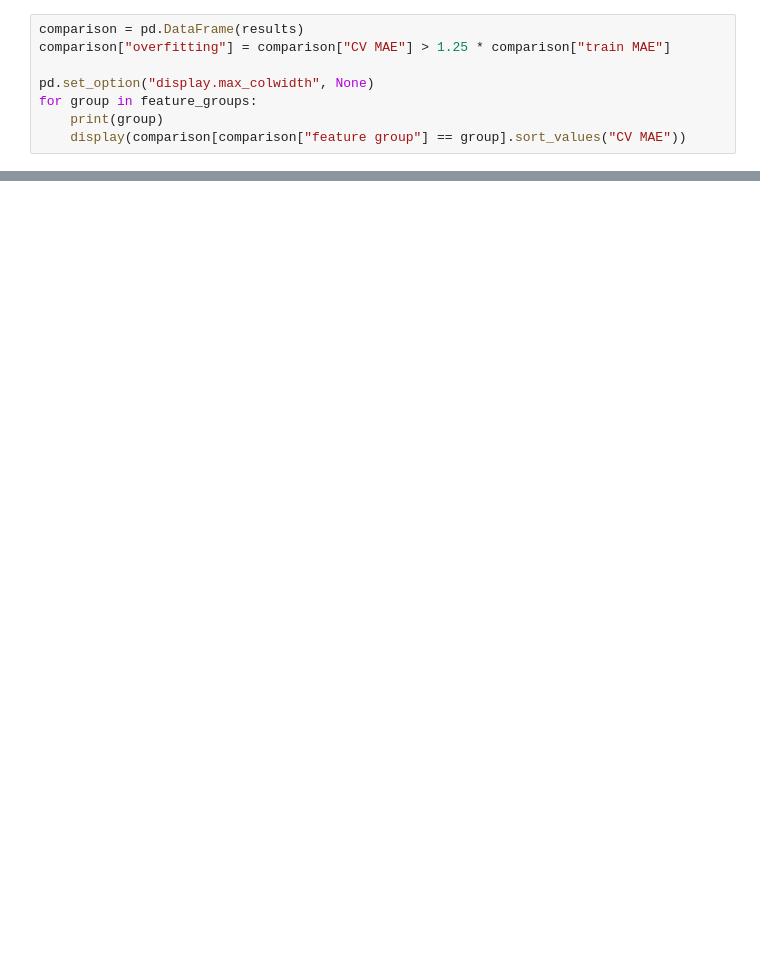
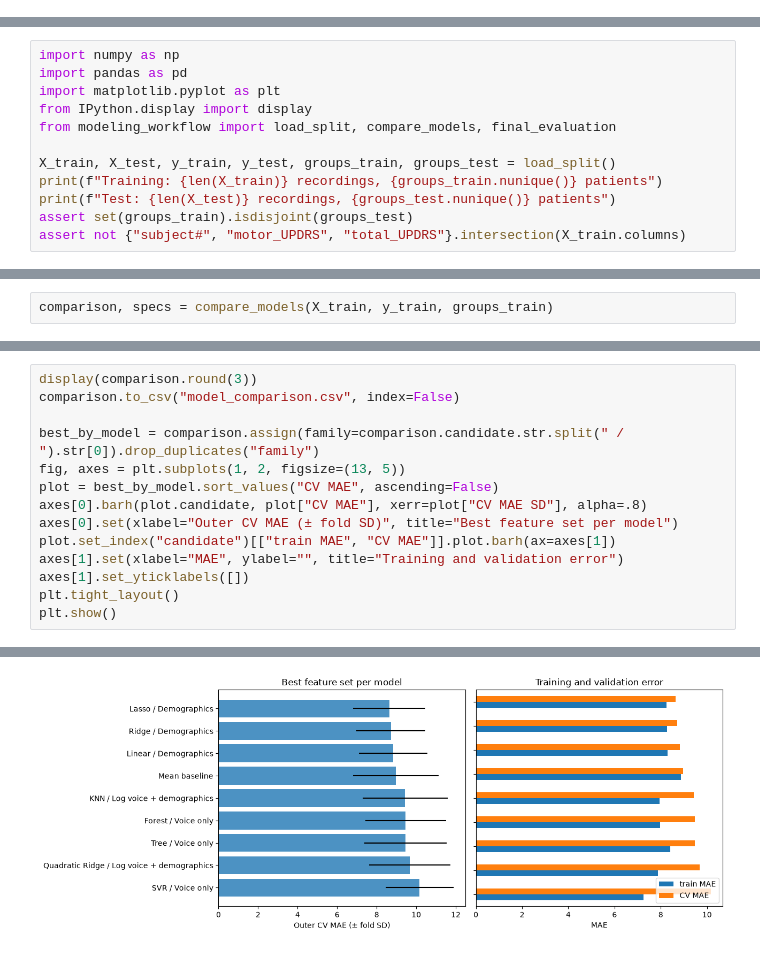
Before and after one commit to Lukedhenderson/parkinsons, a Jupyter notebook: modeling.ipynb, the cells around one changed output, grey strips where cells are left out. Drawn from its saved outputs; the diff is of its cells as text; blank space fills up the shorter version.

Commit message:
Fixed validation leakage and clean up modeling comparisons

```diff
--- a/modeling.ipynb
+++ b/modeling.ipynb
@@ -586,8 +0,0 @@ Results for every model and feature group on the shared folds. MAE is the main m
-# %%
-comparison = pd.DataFrame(results)
-comparison["overfitting"] = comparison["CV MAE"] > 1.25 * comparison["train MAE"]
-
-pd.set_option("display.max_colwidth", None)
-for group in feature_groups:
-    print(group)
-    display(comparison[comparison["feature group"] == group].sort_values("CV MAE"))
@@ -681,0 +10,12 @@ for group in feature_groups:
+# %%
+import numpy as np
+import pandas as pd
+import matplotlib.pyplot as plt
+from IPython.display import display
+from modeling_workflow import load_split, compare_models, final_evaluation
+
+X_train, X_test, y_train, y_test, groups_train, groups_test = load_split()
+print(f"Training: {len(X_train)} recordings, {groups_train.nunique()} patients")
+print(f"Test: {len(X_test)} recordings, {groups_test.nunique()} patients")
+assert set(groups_train).isdisjoint(groups_test)
+assert not {"subject#", "motor_UPDRS", "total_UPDRS"}.intersection(X_train.columns)
@@ -681,0 +33,2 @@ for group in feature_groups:
+# %%
+comparison, specs = compare_models(X_train, y_train, groups_train)
@@ -681,0 +64,15 @@ for group in feature_groups:
+# %%
+display(comparison.round(3))
+comparison.to_csv("model_comparison.csv", index=False)
+
+best_by_model = comparison.assign(family=comparison.candidate.str.split(" / ").str[0]).drop_duplicates("family")
+fig, axes = plt.subplots(1, 2, figsize=(13, 5))
+plot = best_by_model.sort_values("CV MAE", ascending=False)
+axes[0].barh(plot.candidate, plot["CV MAE"], xerr=plot["CV MAE SD"], alpha=.8)
+axes[0].set(xlabel="Outer CV MAE (± fold SD)", title="Best feature set per model")
+plot.set_index("candidate")[["train MAE", "CV MAE"]].plot.barh(ax=axes[1])
+axes[1].set(xlabel="MAE", ylabel="", title="Training and validation error")
+axes[1].set_yticklabels([])
+plt.tight_layout()
+plt.show()
+# %% [output]
@@ -681,0 +96 @@ for group in feature_groups:
+[figure, added]
```
Also changed, not shown: parts of 86 cells of this notebook, 7 other files.
